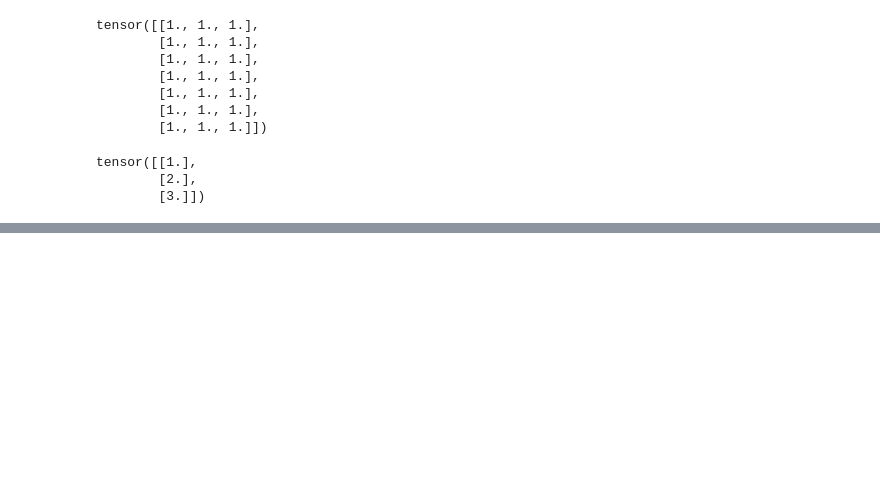
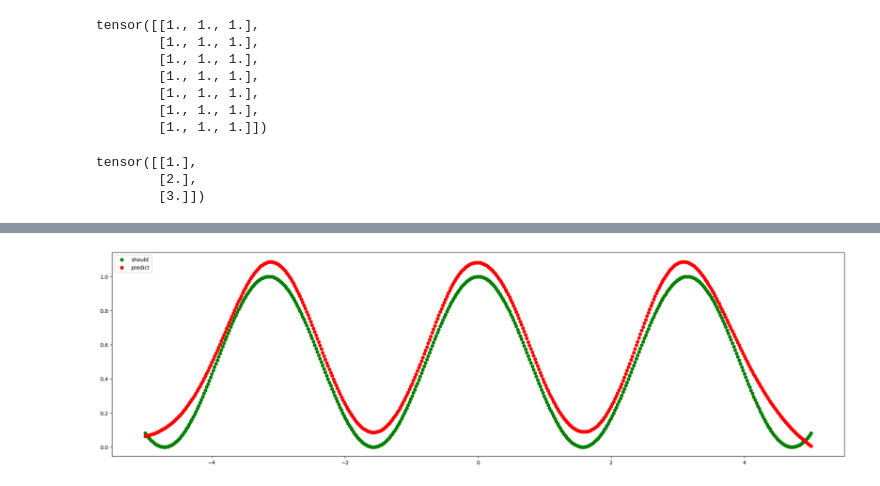
Before and after one commit to KatieGalaeva/exp1, a Jupyter notebook: stepik/convolution network/nets.ipynb, the cells around one changed output, grey strips where cells are left out. Cells and saved outputs as stored; diff of their text form; code cells hidden in the pictures; blank space fills up the shorter version.

```diff
--- a/stepik/convolution network/nets.ipynb
+++ b/stepik/convolution network/nets.ipynb
@@ -136,0 +131,4 @@ ValueError: x and y can be no greater than 2D, but have shapes (500, 1, 1, 1) an
+# %%
+pred(our_net, x_val, y_val)
+# %% [output]
+[figure, added]
```
Also changed, not shown: parts of 12 cells of this notebook.
